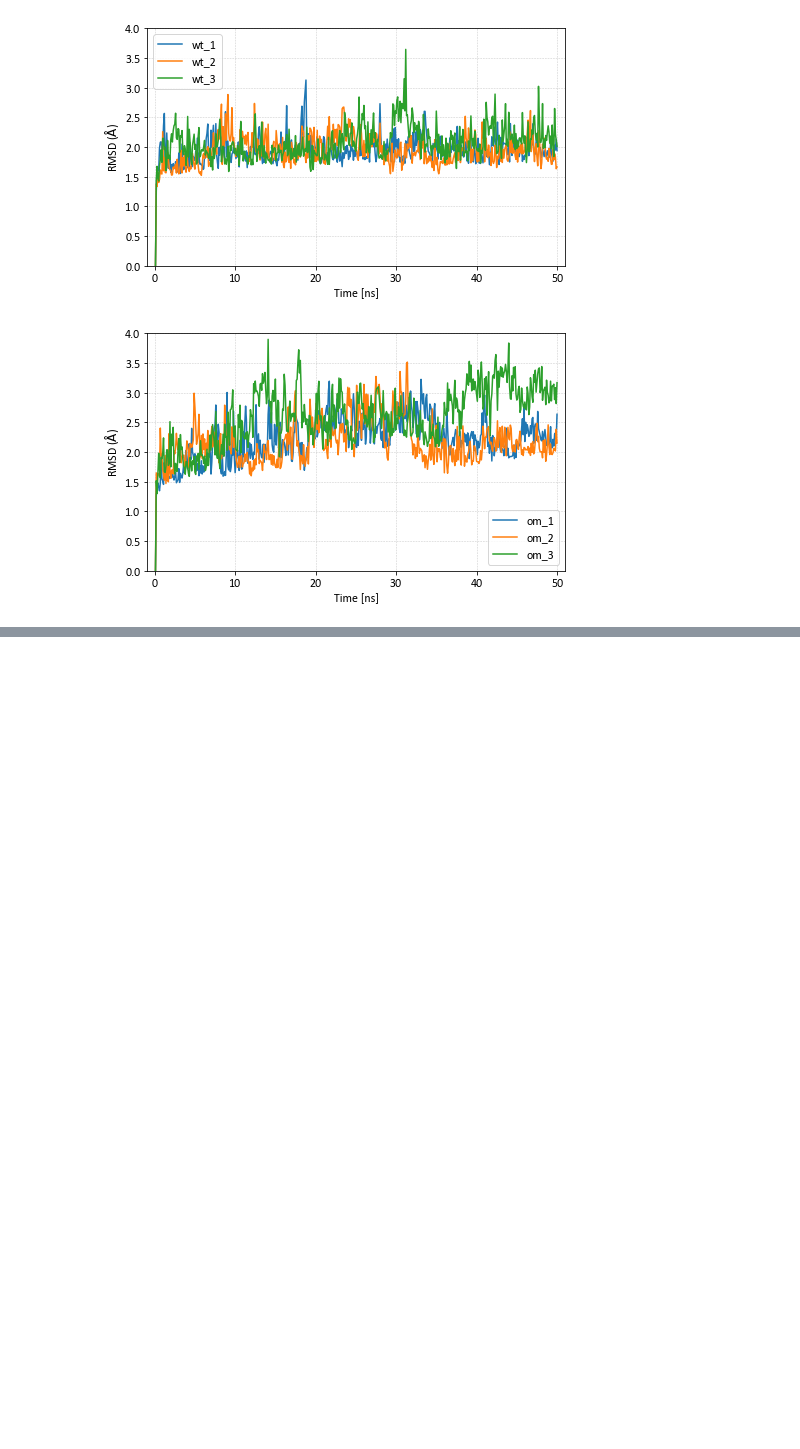
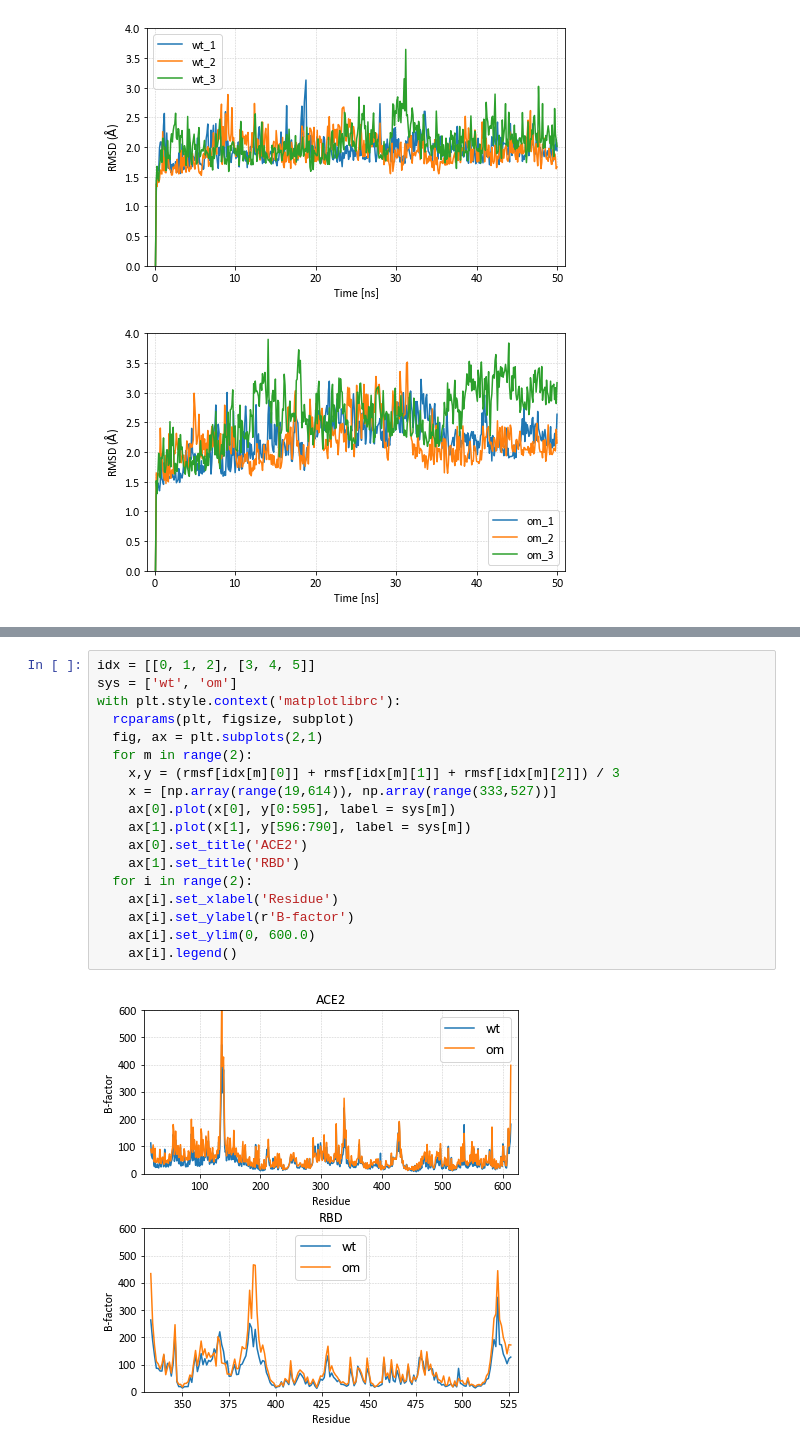
Before and after one commit to yamnor/rbd-ace2-drin, a Jupyter notebook: rms.ipynb, the cells around one changed output, grey strips where cells are left out. Drawn from its saved outputs; the diff is of its cells as text; blank space fills up the shorter version.

```diff
--- a/rms.ipynb
+++ b/rms.ipynb
@@ -75,0 +95,20 @@ for m in range(2):
+# %%
+idx = [[0, 1, 2], [3, 4, 5]]
+sys = ['wt', 'om']
+with plt.style.context('matplotlibrc'):
+  rcparams(plt, figsize, subplot)
+  fig, ax = plt.subplots(2,1)
+  for m in range(2):
+    x,y = (rmsf[idx[m][0]] + rmsf[idx[m][1]] + rmsf[idx[m][2]]) / 3
+    x = [np.array(range(19,614)), np.array(range(333,527))]
+    ax[0].plot(x[0], y[0:595], label = sys[m])
+    ax[1].plot(x[1], y[596:790], label = sys[m])
+    ax[0].set_title('ACE2')
+    ax[1].set_title('RBD')
+  for i in range(2):
+    ax[i].set_xlabel('Residue')
+    ax[i].set_ylabel(r'B-factor')
+    ax[i].set_ylim(0, 600.0)
+    ax[i].legend()
+# %% [output]
+[figure, added]
```
Also changed, not shown: parts of 4 cells of this notebook, 9 other files.
